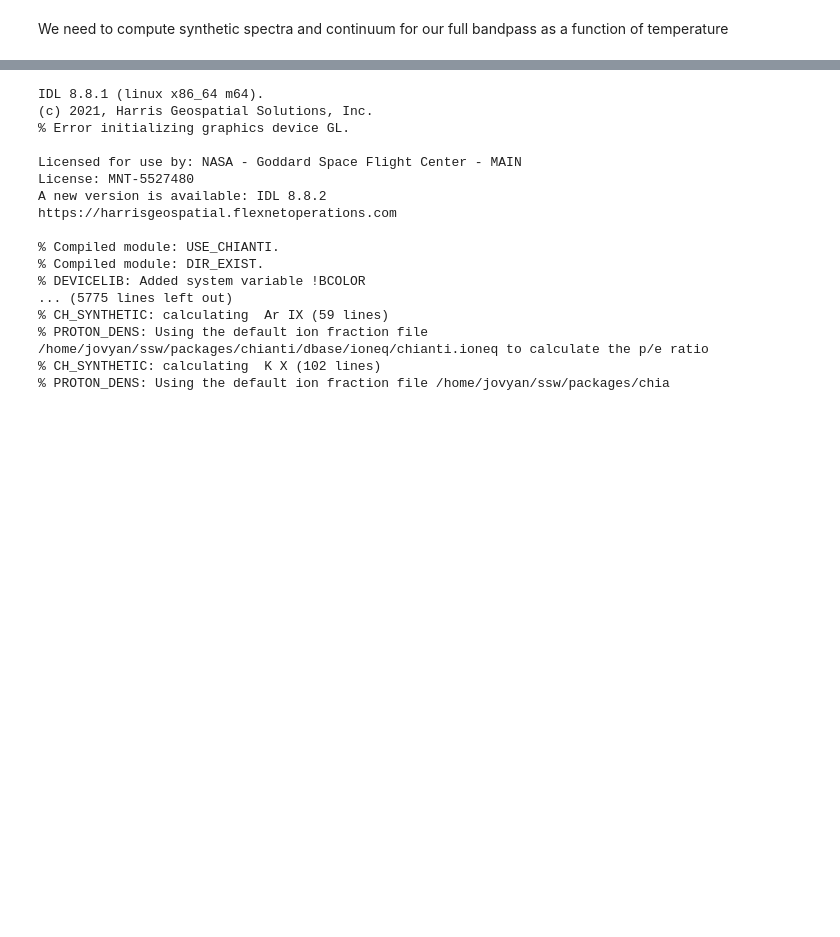
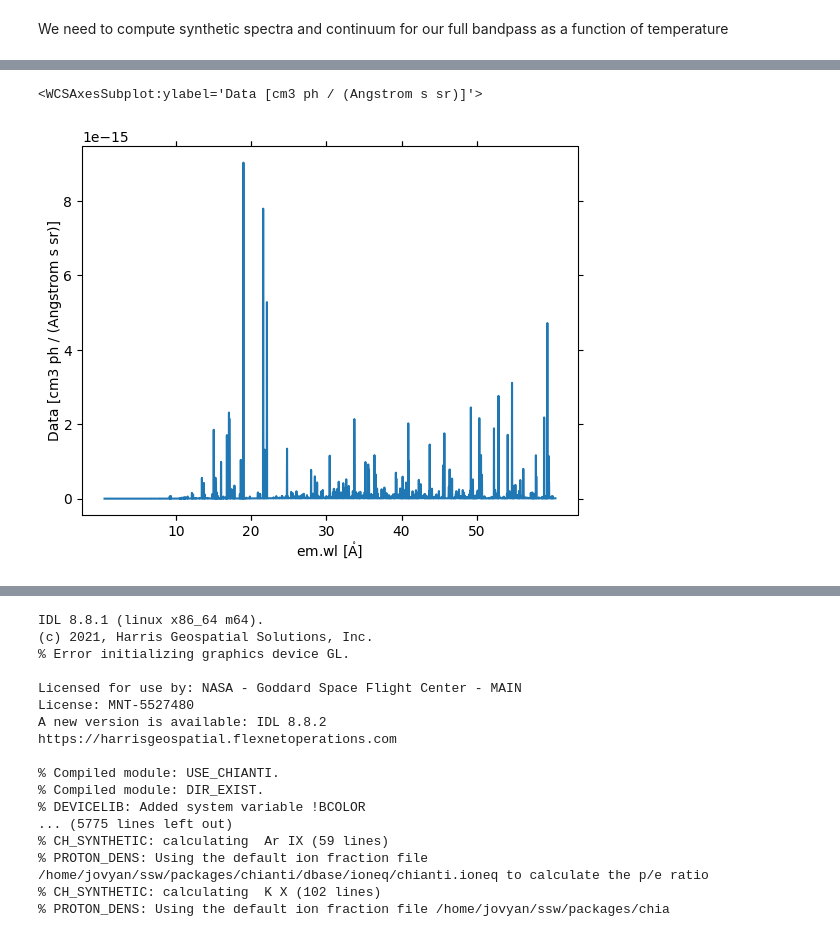
Before and after one commit to wtbarnes/moxsi-science-planning, a Jupyter notebook: notebooks/compute_spectra.ipynb, the cells around one changed output, grey strips where cells are left out. Drawn from its saved outputs; the diff is of its cells as text; code cells hidden in the pictures; blank space fills up the shorter version.

```diff
--- a/notebooks/compute_spectra.ipynb
+++ b/notebooks/compute_spectra.ipynb
@@ -19,0 +21,4 @@ from response import Channel, SpectrogramChannel
+# %%
+pressure = 3e15 * u.cm**(-3) * u.K
+temperature = (10**np.arange(6.3,6.4,0.1)*u.K)[1:]
+density = pressure / temperature
@@ -19,0 +29,7 @@ from response import Channel, SpectrogramChannel
+# %%
+spec_table_bin_25mA = SpectralModel.build_spectral_table(abundance_filename='sun_coronal_1992_feldman_ext.abund',
+                                                temperature=temperature,
+                                                density=density,
+                                                delta_wave=25*u.milliangstrom,
+                                                use_lookup_table=True,
+                                                ion_list=None)
@@ -19,0 +49,5 @@ from response import Channel, SpectrogramChannel
+# %%
+spec_table_bin_25mA[0,:].plot()
+#plt.yscale('log')
+#plt.ylim(1e-18, 1e-14)
+# %% [output]
@@ -19,0 +55,2 @@ from response import Channel, SpectrogramChannel
+<WCSAxesSubplot:ylabel='Data [cm3 ph / (Angstrom s sr)]'>
+[figure, added]
```
Also changed, not shown: parts of 20 cells of this notebook, 1 other file.
